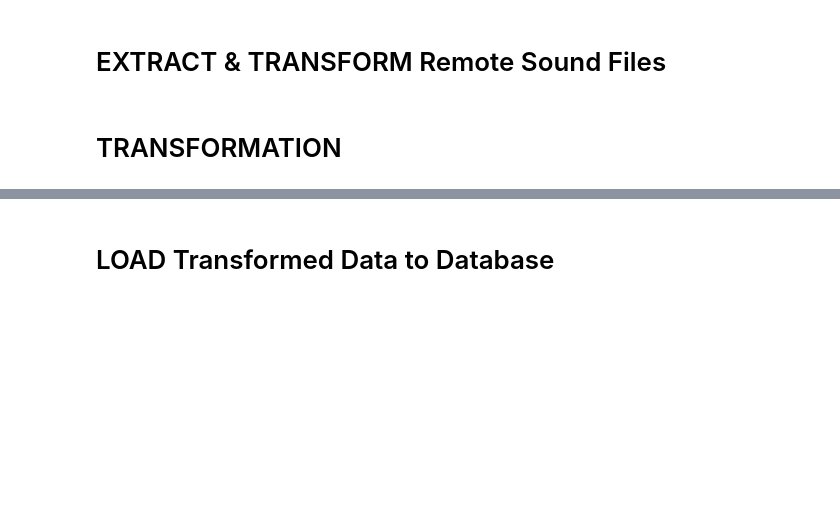
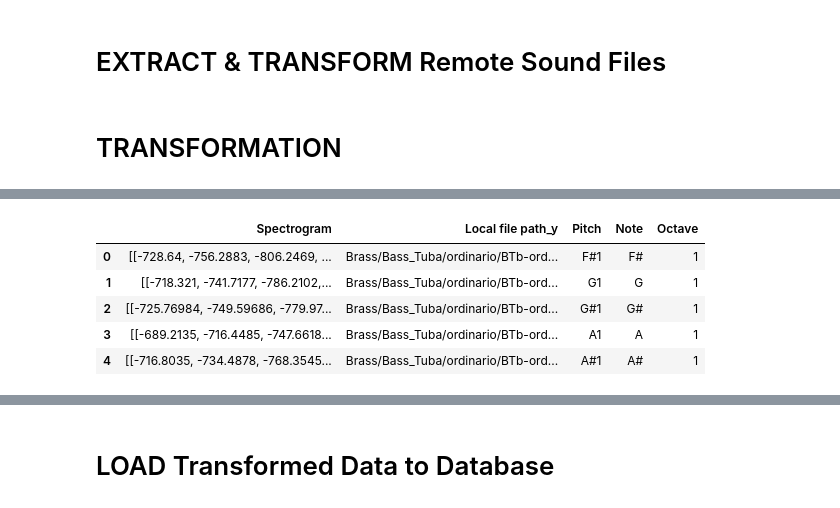
Before and after one commit to susiexia/AI_Music, a Jupyter notebook: Code/ETL.ipynb, the cells around one changed output, grey strips where cells are left out. Cells and saved outputs as stored; diff of their text form; code cells hidden in the pictures; blank space fills up the shorter version.

```diff
--- a/Code/ETL.ipynb
+++ b/Code/ETL.ipynb
@@ -281,20 +296,28 @@ notesDf_merged = pd.merge(notes_df, df_merge_col, right_index=True, left_index=T
 # %%
 # Delete the unecessary columns
 notesDF_Final = notesDf_merged.drop(['Local file path_x',
                                     # 'S3 file path', # Only use when pulling from S3 bucket
                                     'Fold',
                                     'Family',
+                                    'Pitch ID',
                                     'Instrument (abbr.)',
                                     'Instrument (in full)',
                                     'Technique (abbr.)',
                                     'Technique (in full)',
                                     'Dynamics',
                                     'Dynamics ID',
                                     'Instance ID',
                                     'String ID (if applicable)',
                                     'Needed digital retuning'],
                                     axis=1)
-# notesDF_Final
+notesDF_Final.head()
+# %% [output]
+|  | Spectrogram | Local file path_y | Pitch | Note | Octave |
+| 0 | [[-728.64, -756.2883, -806.2469, ... | Brass/Bass_Tuba/ordinario/BTb-ord... | F#1 | F# | 1 |
+| 1 | [[-718.321, -741.7177, -786.2102,... | Brass/Bass_Tuba/ordinario/BTb-ord... | G1 | G | 1 |
+| 2 | [[-725.76984, -749.59686, -779.97... | Brass/Bass_Tuba/ordinario/BTb-ord... | G#1 | G# | 1 |
+| 3 | [[-689.2135, -716.4485, -747.6618... | Brass/Bass_Tuba/ordinario/BTb-ord... | A1 | A | 1 |
+| 4 | [[-716.8035, -734.4878, -768.3545... | Brass/Bass_Tuba/ordinario/BTb-ord... | A#1 | A# | 1 |
 # %%
 # Save notes + spectrogram to a csv file
 notesDF_Final.to_csv('../Data/notesdf.csv')
```
Also changed, not shown: parts of 10 cells of this notebook, 4 other files.
